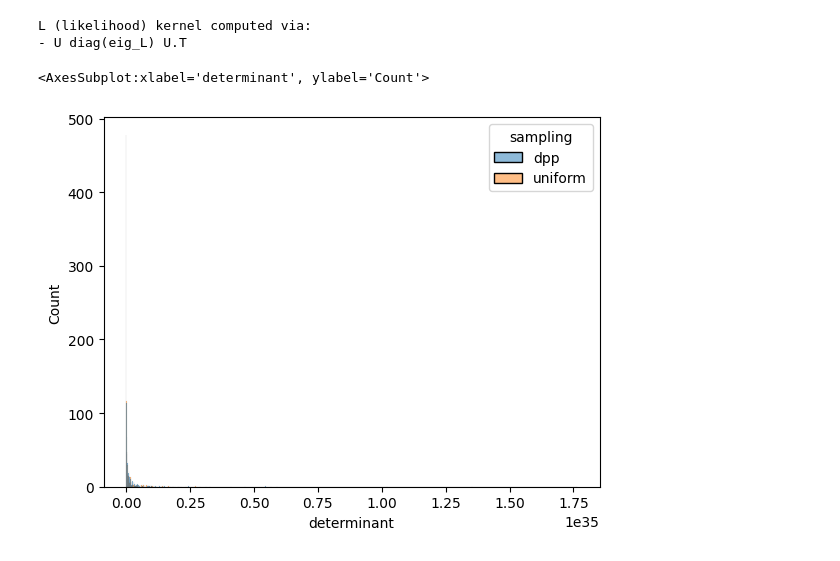
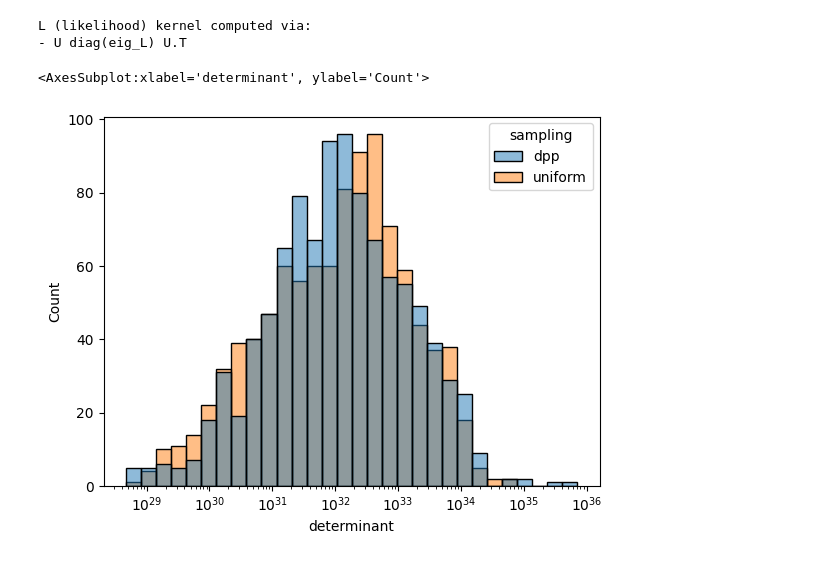
Before and after one commit to ArfyK/tournesol-dpp, a Jupyter notebook: bundle_statistics.ipynb, the cells around one changed output. Saved outputs shown, nothing was run; the diff lists cells and outputs as text; code cells hidden in the pictures.

Commit message:
use logscale to compare determinants

```diff
--- a/bundle_statistics.ipynb
+++ b/bundle_statistics.ipynb
@@ -256,32 +256,36 @@ dpp_indexes = [
 uniform_indexes = [
     list(
         df.loc[df["age_in_days"] <= 21].sample(
             n=recent_videos_to_sample,
             replace=False
         ).index
     )+
     list(
         df.loc[df["age_in_days"] > 21].sample(
             n=old_videos_to_sample,
             replace=False
         ).index
     )
     for i in range(n_tests)
 ]
 
 determinants = pd.DataFrame(
     columns = ['determinant', 'sampling'],
     data = [
         [np.linalg.det(dpp.L[np.ix_(indexes, indexes)])] + ['dpp']
         for indexes in dpp_indexes
     ] +
     [
         [np.linalg.det(dpp.L[np.ix_(indexes, indexes)])] + ['uniform']
         for indexes in uniform_indexes
     ]
 )
 
-sns.histplot(data=determinants, x='determinant', hue='sampling')
+sns.histplot(data=determinants,
+             x='determinant',
+             hue='sampling',
+             log_scale=(True, False)
+)
 # %% [output]
 <AxesSubplot:xlabel='determinant', ylabel='Count'>
-[figure, old version]
+[figure, new version]
```
